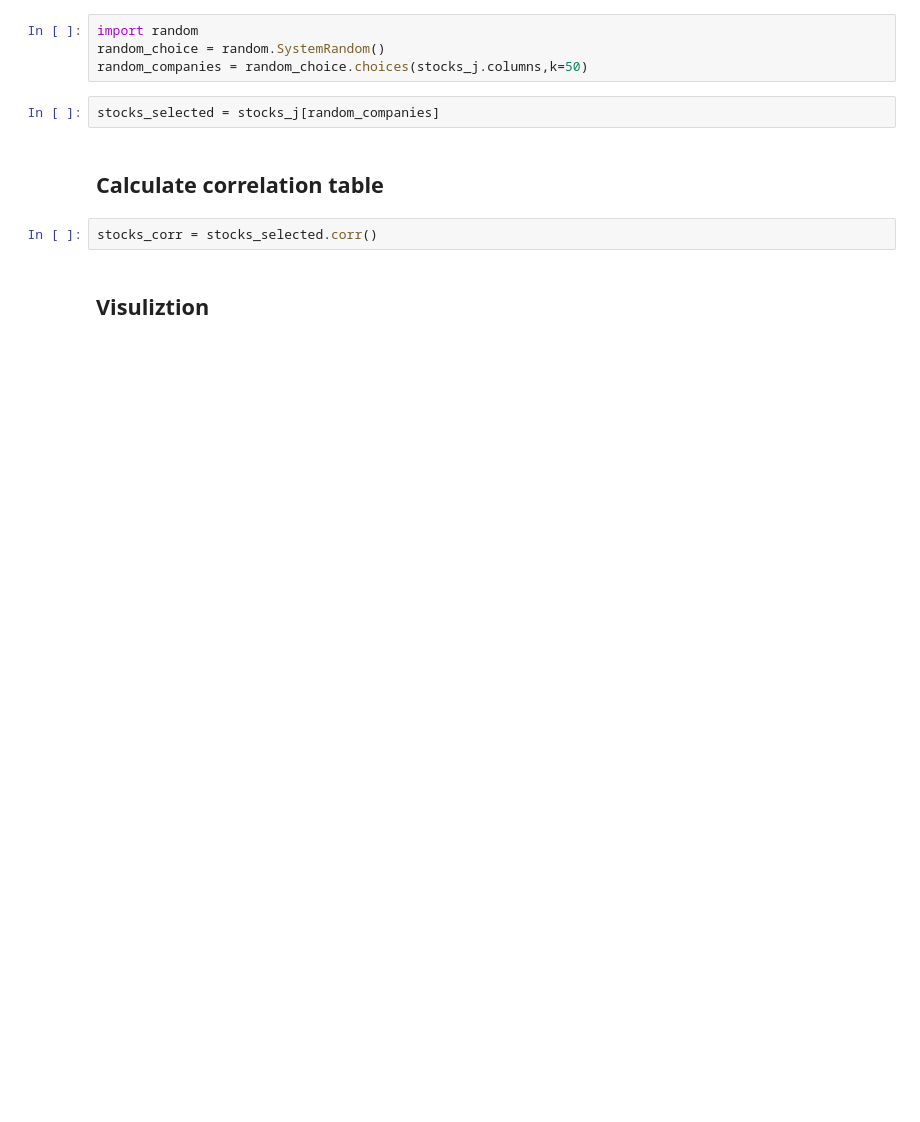
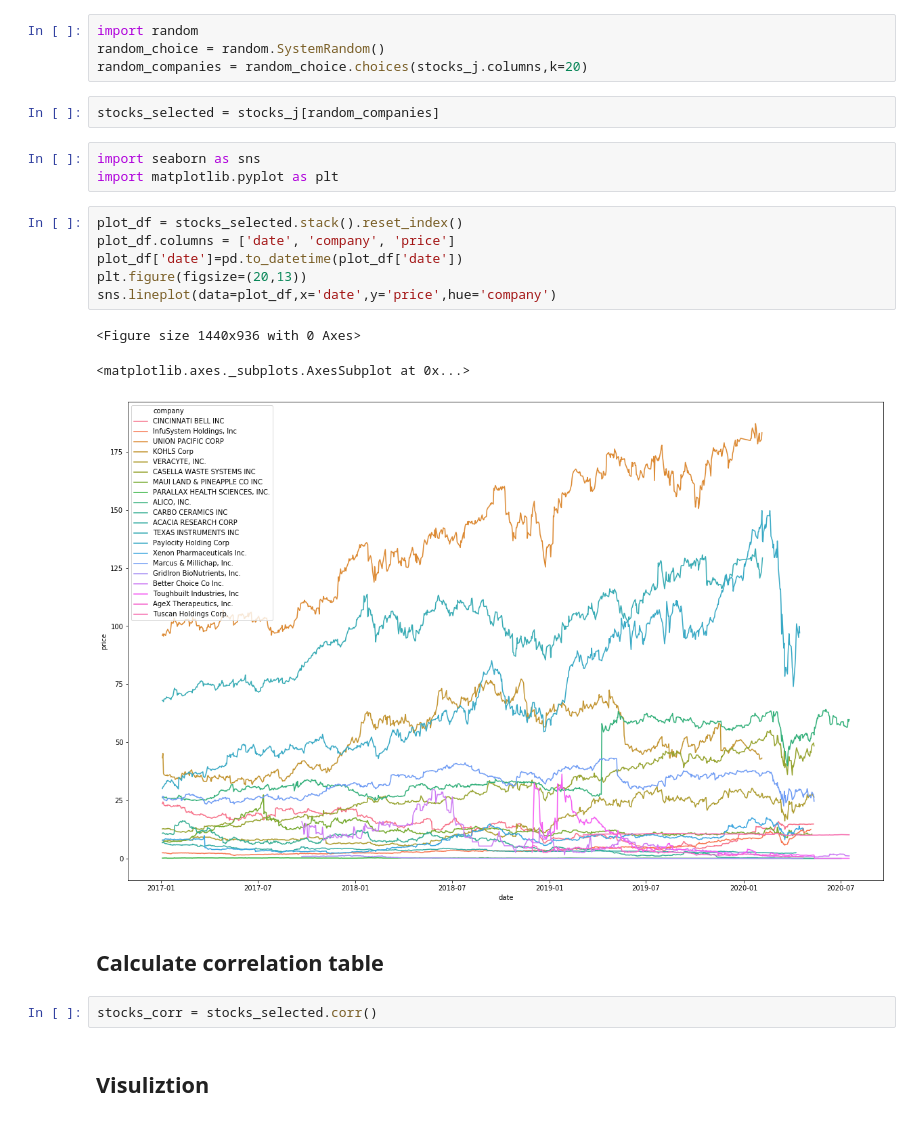
Before and after one commit to yiranshi/careera, a Jupyter notebook: vhinny_stock_pricing.ipynb, the cells around one changed output. Saved outputs shown, nothing was run; the diff lists cells and outputs as text; blank space fills up the shorter version.

```diff
--- a/vhinny_stock_pricing.ipynb
+++ b/vhinny_stock_pricing.ipynb
@@ -37,9 +84,22 @@ stocks_j.columns = stocks_j.columns.droplevel()
 # %%
 import random
 random_choice = random.SystemRandom()
-random_companies = random_choice.choices(stocks_j.columns,k=50)
+random_companies = random_choice.choices(stocks_j.columns,k=20)
 # %%
 stocks_selected = stocks_j[random_companies]
+# %%
+import seaborn as sns
+import matplotlib.pyplot as plt
+# %%
+plot_df = stocks_selected.stack().reset_index()
+plot_df.columns = ['date', 'company', 'price']
+plot_df['date']=pd.to_datetime(plot_df['date'])
+plt.figure(figsize=(20,13))
+sns.lineplot(data=plot_df,x='date',y='price',hue='company')
+# %% [output]
+<Figure size 1440x936 with 0 Axes>
+<matplotlib.axes._subplots.AxesSubplot at 0x...>
+[figure, added]
 # %% [markdown]
 ## Calculate correlation table
 # %%
```
Also changed, not shown: parts of 5 cells of this notebook.
